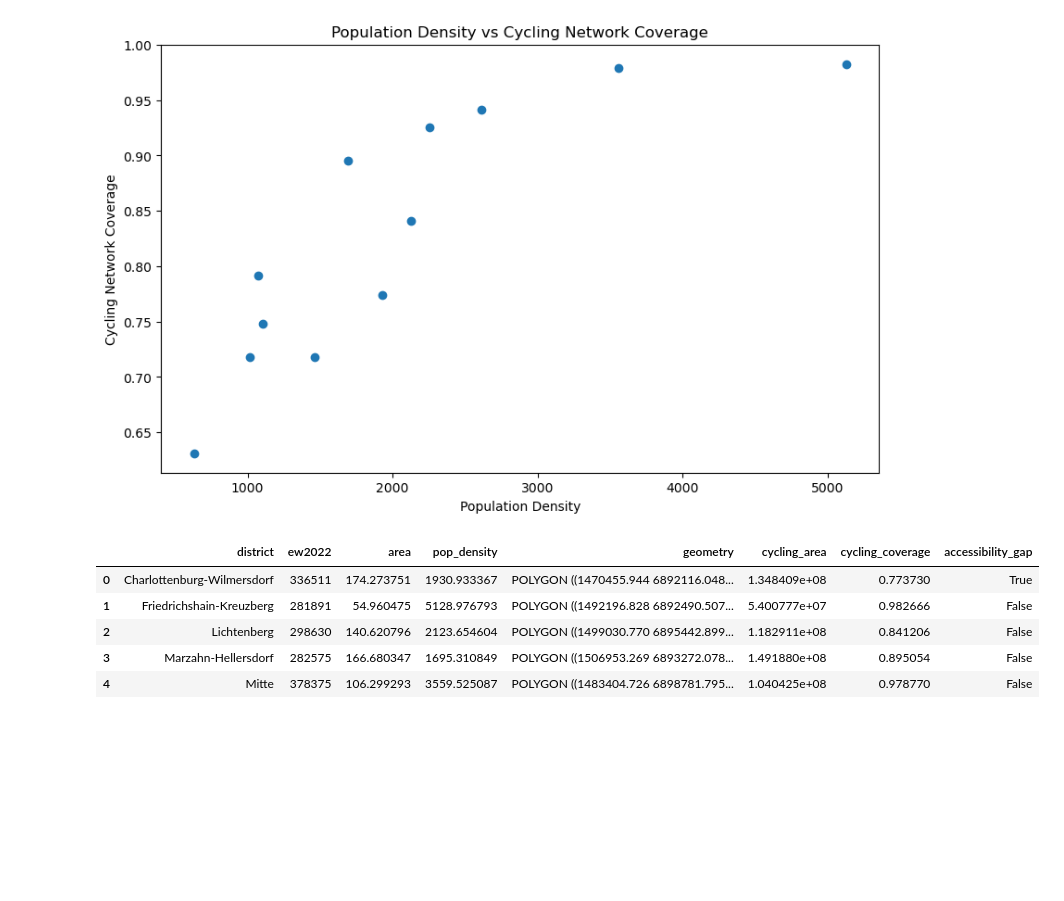
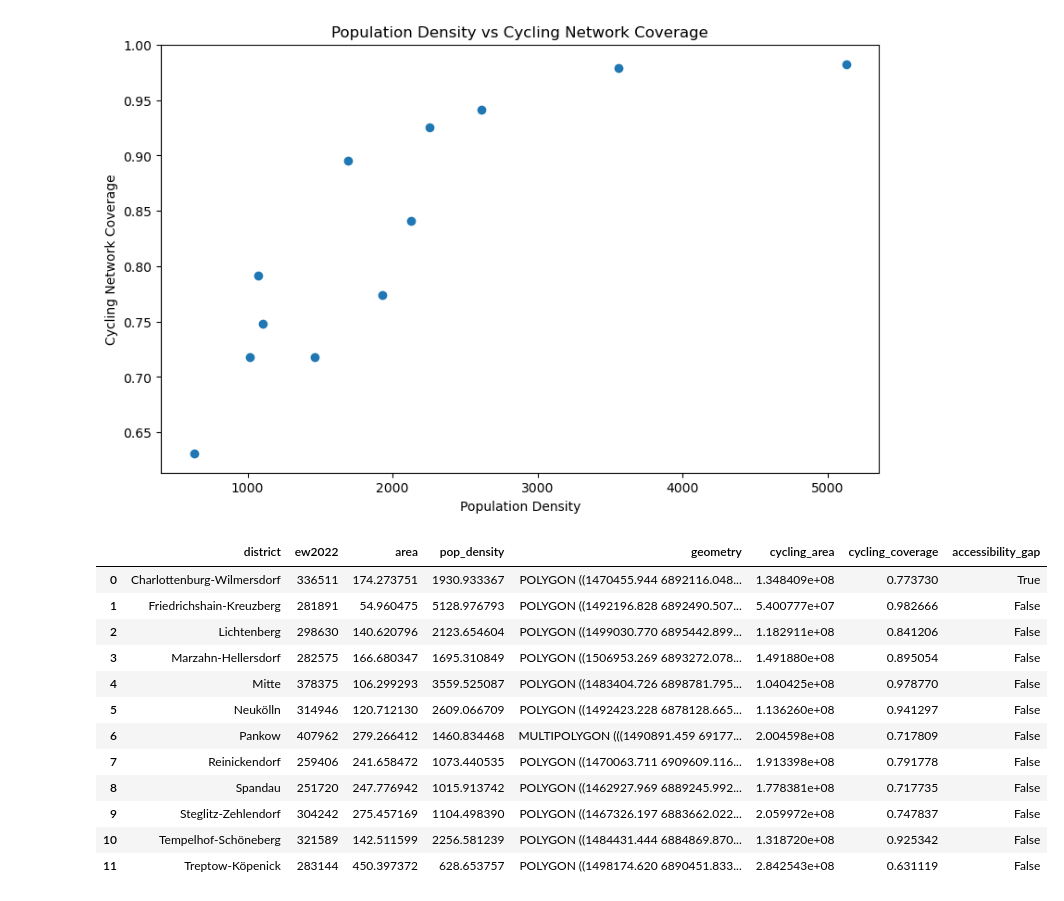
Before and after one commit to rafimt/Maps, a Jupyter notebook: notebook/cycling map.ipynb, the cells around one changed output. Drawn from its saved outputs; the diff is of its cells as text; code cells hidden in the pictures; blank space fills up the shorter version.

```diff
--- a/notebook/cycling map.ipynb
+++ b/notebook/cycling map.ipynb
@@ -73,13 +73,20 @@ threshold_density = district['pop_density'].median()
 threshold_coverage = district['cycling_coverage'].median()
 district['accessibility_gap'] = (district['pop_density'] > threshold_density) & (district['cycling_coverage'] < threshold_coverage)
 # %%
-district.head()
+district
 # %% [output]
 |  | district | ew2022 | area | pop_density | geometry | cycling_area | cycling_coverage | accessibility_gap |
 | 0 | Charlottenburg-Wilmersdorf | 336511 | 174.273751 | 1930.933367 | POLYGON ((1470455.944 6892116.048... | 1.348409e+08 | 0.773730 | True |
 | 1 | Friedrichshain-Kreuzberg | 281891 | 54.960475 | 5128.976793 | POLYGON ((1492196.828 6892490.507... | 5.400777e+07 | 0.982666 | False |
 | 2 | Lichtenberg | 298630 | 140.620796 | 2123.654604 | POLYGON ((1499030.770 6895442.899... | 1.182911e+08 | 0.841206 | False |
 | 3 | Marzahn-Hellersdorf | 282575 | 166.680347 | 1695.310849 | POLYGON ((1506953.269 6893272.078... | 1.491880e+08 | 0.895054 | False |
 | 4 | Mitte | 378375 | 106.299293 | 3559.525087 | POLYGON ((1483404.726 6898781.795... | 1.040425e+08 | 0.978770 | False |
+| 5 | Neukölln | 314946 | 120.712130 | 2609.066709 | POLYGON ((1492423.228 6878128.665... | 1.136260e+08 | 0.941297 | False |
+| 6 | Pankow | 407962 | 279.266412 | 1460.834468 | MULTIPOLYGON (((1490891.459 69177... | 2.004598e+08 | 0.717809 | False |
+| 7 | Reinickendorf | 259406 | 241.658472 | 1073.440535 | POLYGON ((1470063.711 6909609.116... | 1.913398e+08 | 0.791778 | False |
+| 8 | Spandau | 251720 | 247.776942 | 1015.913742 | POLYGON ((1462927.969 6889245.992... | 1.778381e+08 | 0.717735 | False |
+| 9 | Steglitz-Zehlendorf | 304242 | 275.457169 | 1104.498390 | POLYGON ((1467326.197 6883662.022... | 2.059972e+08 | 0.747837 | False |
+| 10 | Tempelhof-Schöneberg | 321589 | 142.511599 | 2256.581239 | POLYGON ((1484431.444 6884869.870... | 1.318720e+08 | 0.925342 | False |
+| 11 | Treptow-Köpenick | 283144 | 450.397372 | 628.653757 | POLYGON ((1498174.620 6890451.833... | 2.842543e+08 | 0.631119 | False |
 # %%
 # 4. Create the map
```
Also changed, not shown: parts of 1 cell of this notebook, 1 other file.
